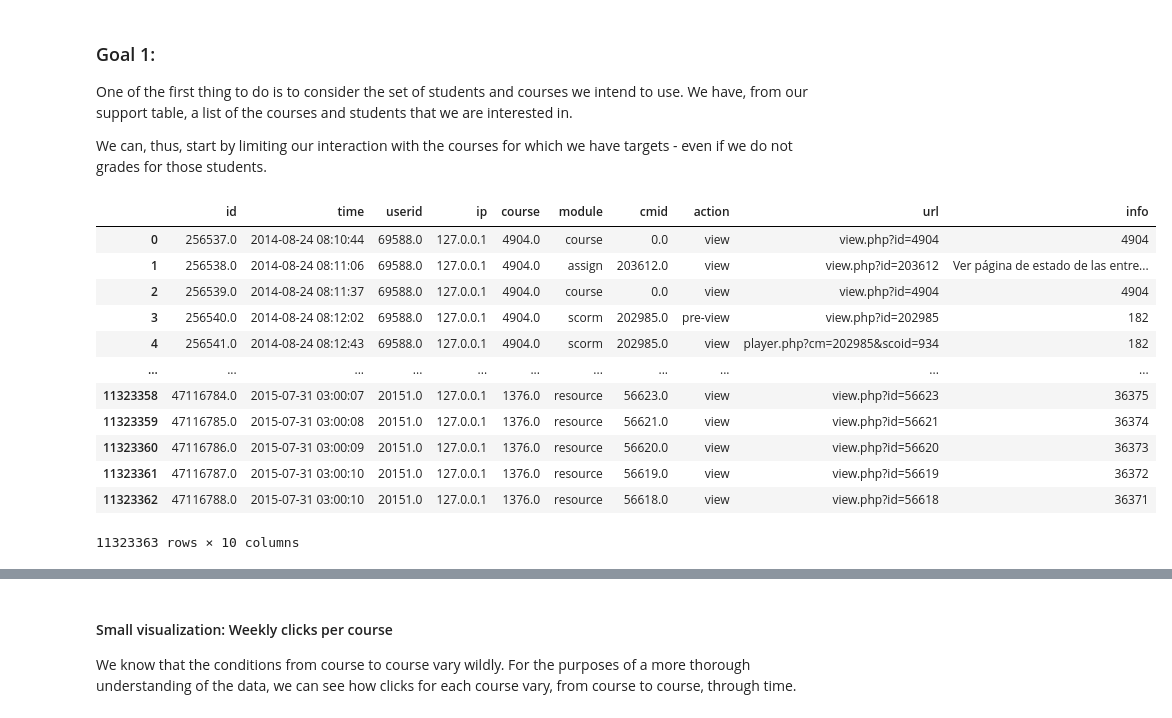
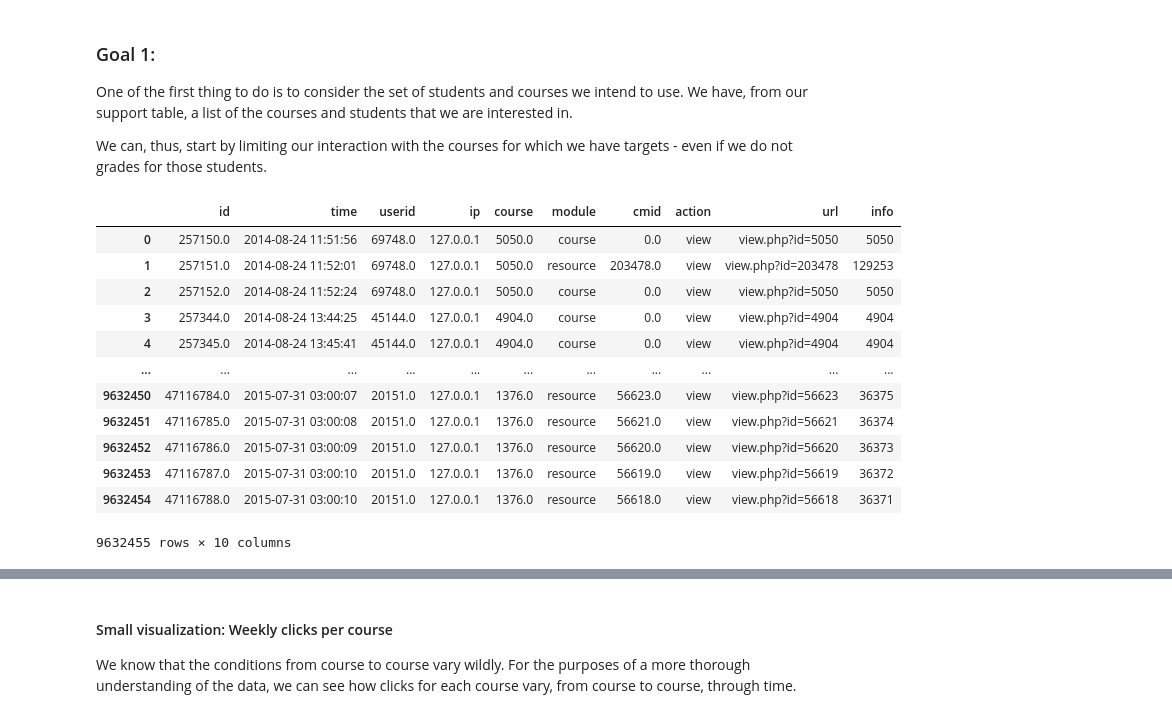
Before and after one commit to RicardoSantos0/timely_accurate_portable, a Jupyter notebook: Notebooks/2.2. Moodle Logs - Understanding and Preprocessing.ipynb, the cells around one changed output, grey strips where cells are left out. Cells and saved outputs as stored; diff of their text form; code cells hidden in the pictures.

```diff
--- a/Notebooks/2.2. Moodle Logs - Understanding and Preprocessing.ipynb
+++ b/Notebooks/2.2. Moodle Logs - Understanding and Preprocessing.ipynb
@@ -114,6 +116,17 @@ support_table = pd.read_csv('../Data/R_Gonz_support_table.csv',
                                    },
                             parse_dates = ['sup_time', 'startdate']).drop('Unnamed: 0', axis = 1).dropna(how = 'all', axis = 1) #support table
 
+#we also import the table with role assignments
+role_assign_table = pd.read_csv('../Data/R_Gonz_data_mdl_role_assignments.csv', # role assignments table -> unclear utility
+                           dtype = {
+                                   'id': object,
+                                   'roleid': object,
+                                   'contextid': object,
+                                   'itemid': object,
+                                   'userid': object,
+                                   'modifierid': object,
+                                   },).drop('Unnamed: 0', axis = 1).dropna(how = 'all', axis = 1)
+
 #after checking, we note that time and stime report to the same date and differ in 1 hour, hence, we will only keep the time column
 #additionally, we will make the immediate conversion of time
 student_logs['time'] = pd.to_datetime(student_logs['time'], unit = 's', errors = 'coerce')
@@ -174,0 +212,8 @@ student_logs
+# %%
+role_assign_table.drop([
+                    'sortorder',
+                    ],
+                    axis = 1, inplace = True)
+
+#timemodifieds seem to be a time feature, so we will appropriately make the conversion to datetime
+role_assign_table['timemodified'] = pd.to_datetime(role_assign_table['timemodified'], unit = 's', errors = 'coerce')
@@ -175,3 +231,16 @@ student_logs
+# %%
+#get most common role and filter approppriately
+student_role = list(role_assign_table['roleid'].mode())
+
+#we will create 2 dataframes - one with the students and another with other members
+other_roles_tables = role_assign_table[~(role_assign_table['roleid'].isin(student_role))]
+role_assign_table = role_assign_table[role_assign_table['roleid'].isin(student_role)]
+
+#we will also create a list will all users whose role is student
+students = role_assign_table['userid'].unique()
+other_users = other_roles_tables['userid'].unique()
+
+del student_role, role_assign_table, other_roles_tables
 # %% [markdown]
 ### And follow-up by looking at the support table
 # %%
@@ -231,29 +300,32 @@ We can, thus, start by limiting our interaction with the courses for which we ha
 # %%
 #We start by filtering by all courses that are in our support table
 course_array = support_table['courseid'].unique()
 
 #then, we keep logs of the courses of interest
-student_logs = student_logs[(student_logs['course'].isin(course_array)) & (student_logs['time'] >= '2014-08-24')].sort_values(by = 'time').reset_index(drop = True)
+student_logs = student_logs[(student_logs['course'].isin(course_array)) & (student_logs['time'] >= '2014-08-24')].sort_values(by = 'time')
+
+#and the students
+student_logs = student_logs[student_logs['userid'].isin(students)].reset_index(drop = True)
 
 #and get the complete list of students interacting with the system - graded or not
 student_courses = student_logs.filter(['course', 'userid']).drop_duplicates().reset_index(drop = True)
 
 #take a look at slices dataset
 student_logs
 # %% [output]
 |  | id | time | userid | ip | course | module | cmid | action | url | info |
-| 0 | 256537.0 | 2014-08-24 08:10:44 | 69588.0 | 127.0.0.1 | 4904.0 | course | 0.0 | view | view.php?id=4904 | 4904 |
-| 1 | 256538.0 | 2014-08-24 08:11:06 | 69588.0 | 127.0.0.1 | 4904.0 | assign | 203612.0 | view | view.php?id=203612 | Ver página de estado de las entre... |
-| 2 | 256539.0 | 2014-08-24 08:11:37 | 69588.0 | 127.0.0.1 | 4904.0 | course | 0.0 | view | view.php?id=4904 | 4904 |
-| 3 | 256540.0 | 2014-08-24 08:12:02 | 69588.0 | 127.0.0.1 | 4904.0 | scorm | 202985.0 | pre-view | view.php?id=202985 | 182 |
-| 4 | 256541.0 | 2014-08-24 08:12:43 | 69588.0 | 127.0.0.1 | 4904.0 | scorm | 202985.0 | view | player.php?cm=202985&scoid=934 | 182 |
+| 0 | 257150.0 | 2014-08-24 11:51:56 | 69748.0 | 127.0.0.1 | 5050.0 | course | 0.0 | view | view.php?id=5050 | 5050 |
+| 1 | 257151.0 | 2014-08-24 11:52:01 | 69748.0 | 127.0.0.1 | 5050.0 | resource | 203478.0 | view | view.php?id=203478 | 129253 |
+| 2 | 257152.0 | 2014-08-24 11:52:24 | 69748.0 | 127.0.0.1 | 5050.0 | course | 0.0 | view | view.php?id=5050 | 5050 |
+| 3 | 257344.0 | 2014-08-24 13:44:25 | 45144.0 | 127.0.0.1 | 4904.0 | course | 0.0 | view | view.php?id=4904 | 4904 |
+| 4 | 257345.0 | 2014-08-24 13:45:41 | 45144.0 | 127.0.0.1 | 4904.0 | course | 0.0 | view | view.php?id=4904 | 4904 |
 | ... | ... | ... | ... | ... | ... | ... | ... | ... | ... | ... |
-| 11323358 | 47116784.0 | 2015-07-31 03:00:07 | 20151.0 | 127.0.0.1 | 1376.0 | resource | 56623.0 | view | view.php?id=56623 | 36375 |
-| 11323359 | 47116785.0 | 2015-07-31 03:00:08 | 20151.0 | 127.0.0.1 | 1376.0 | resource | 56621.0 | view | view.php?id=56621 | 36374 |
-| 11323360 | 47116786.0 | 2015-07-31 03:00:09 | 20151.0 | 127.0.0.1 | 1376.0 | resource | 56620.0 | view | view.php?id=56620 | 36373 |
-| 11323361 | 47116787.0 | 2015-07-31 03:00:10 | 20151.0 | 127.0.0.1 | 1376.0 | resource | 56619.0 | view | view.php?id=56619 | 36372 |
-| 11323362 | 47116788.0 | 2015-07-31 03:00:10 | 20151.0 | 127.0.0.1 | 1376.0 | resource | 56618.0 | view | view.php?id=56618 | 36371 |
+| 9632450 | 47116784.0 | 2015-07-31 03:00:07 | 20151.0 | 127.0.0.1 | 1376.0 | resource | 56623.0 | view | view.php?id=56623 | 36375 |
+| 9632451 | 47116785.0 | 2015-07-31 03:00:08 | 20151.0 | 127.0.0.1 | 1376.0 | resource | 56621.0 | view | view.php?id=56621 | 36374 |
+| 9632452 | 47116786.0 | 2015-07-31 03:00:09 | 20151.0 | 127.0.0.1 | 1376.0 | resource | 56620.0 | view | view.php?id=56620 | 36373 |
+| 9632453 | 47116787.0 | 2015-07-31 03:00:10 | 20151.0 | 127.0.0.1 | 1376.0 | resource | 56619.0 | view | view.php?id=56619 | 36372 |
+| 9632454 | 47116788.0 | 2015-07-31 03:00:10 | 20151.0 | 127.0.0.1 | 1376.0 | resource | 56618.0 | view | view.php?id=56618 | 36371 |
-11323363 rows × 10 columns
+9632455 rows × 10 columns
 # %%
 student_logs.describe(include ='all', datetime_is_numeric = True).T
 # %% [output]
```
Also changed, not shown: parts of 18 cells of this notebook, 4 other files.
